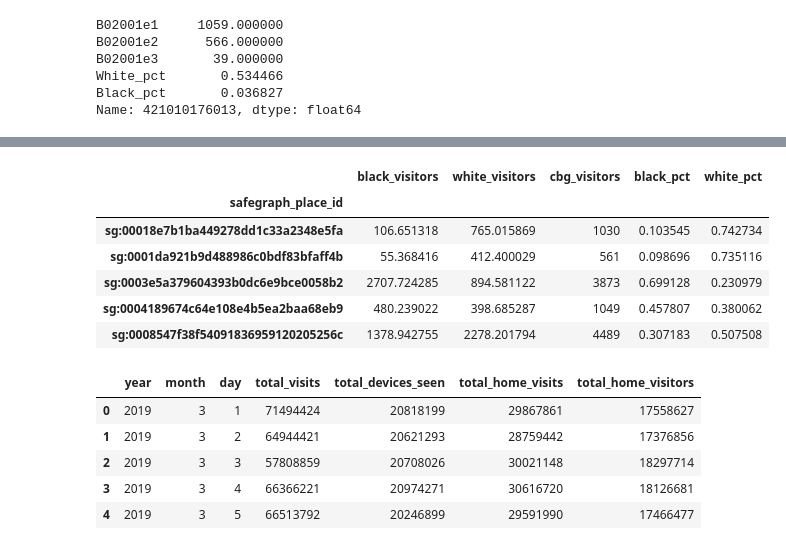
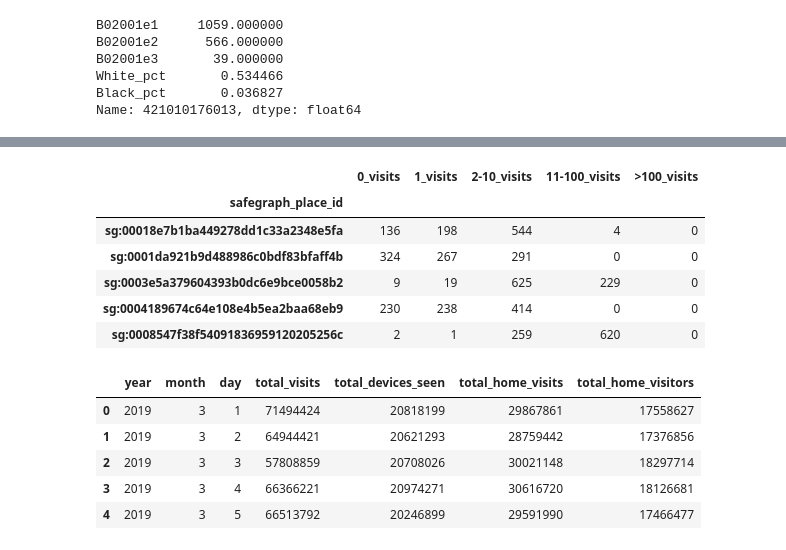
Before and after one commit to hkronenb/HK_DATS_Practicum, a Jupyter notebook: notebooks/NH-Places Clustering First Try.ipynb, the cells around one changed output, grey strips where cells are left out. Drawn from its saved outputs; the diff is of its cells as text; code cells hidden in the pictures.

```diff
--- a/notebooks/NH-Places Clustering First Try.ipynb
+++ b/notebooks/NH-Places Clustering First Try.ipynb
@@ -203,13 +231,27 @@ race_data = race_data.fillna(0)
+# %%
+col_names = ['0', '1', '2-10', '11-100', '>100']
+col_names = [col+'_visits' for col in col_names]
+# %%
+histogram_features = pd.DataFrame(
+    philly_patterns.visits_by_day.apply(
+        lambda x: make_bucket_counts(str_to_list(x),5)
+    ).tolist(), philly_patterns.index
+)
+# %%
+histogram_features = philly_patterns[['safegraph_place_id']].join(histogram_features)
+histogram_features = histogram_features.groupby('safegraph_place_id').agg('sum')
+# %%
+histogram_features.columns = col_names
 # %%
-race_data.head()
+histogram_features.head()
 # %% [output]
-|  | black_visitors | white_visitors | cbg_visitors | black_pct | white_pct |
+|  | 0_visits | 1_visits | 2-10_visits | 11-100_visits | >100_visits |
 | safegraph_place_id |  |  |  |  |  |
-| sg:00018e7b1ba449278dd1c33a2348e5fa | 106.651318 | 765.015869 | 1030 | 0.103545 | 0.742734 |
-| sg:0001da921b9d488986c0bdf83bfaff4b | 55.368416 | 412.400029 | 561 | 0.098696 | 0.735116 |
-| sg:0003e5a379604393b0dc6e9bce0058b2 | 2707.724285 | 894.581122 | 3873 | 0.699128 | 0.230979 |
-| sg:0004189674c64e108e4b5ea2baa68eb9 | 480.239022 | 398.685287 | 1049 | 0.457807 | 0.380062 |
-| sg:0008547f38f54091836959120205256c | 1378.942755 | 2278.201794 | 4489 | 0.307183 | 0.507508 |
+| sg:00018e7b1ba449278dd1c33a2348e5fa | 136 | 198 | 544 | 4 | 0 |
+| sg:0001da921b9d488986c0bdf83bfaff4b | 324 | 267 | 291 | 0 | 0 |
+| sg:0003e5a379604393b0dc6e9bce0058b2 | 9 | 19 | 625 | 229 | 0 |
+| sg:0004189674c64e108e4b5ea2baa68eb9 | 230 | 238 | 414 | 0 | 0 |
+| sg:0008547f38f54091836959120205256c | 2 | 1 | 259 | 620 | 0 |
 # %%
 # philly_patterns = philly_patterns.merge(census, left_on = 'poi_cbg', right_on = 'census_block_group', how = 'left')
 # philly_patterns.drop(columns = 'census_block_group', inplace = True)
```
Also changed, not shown: parts of 19 cells of this notebook.
